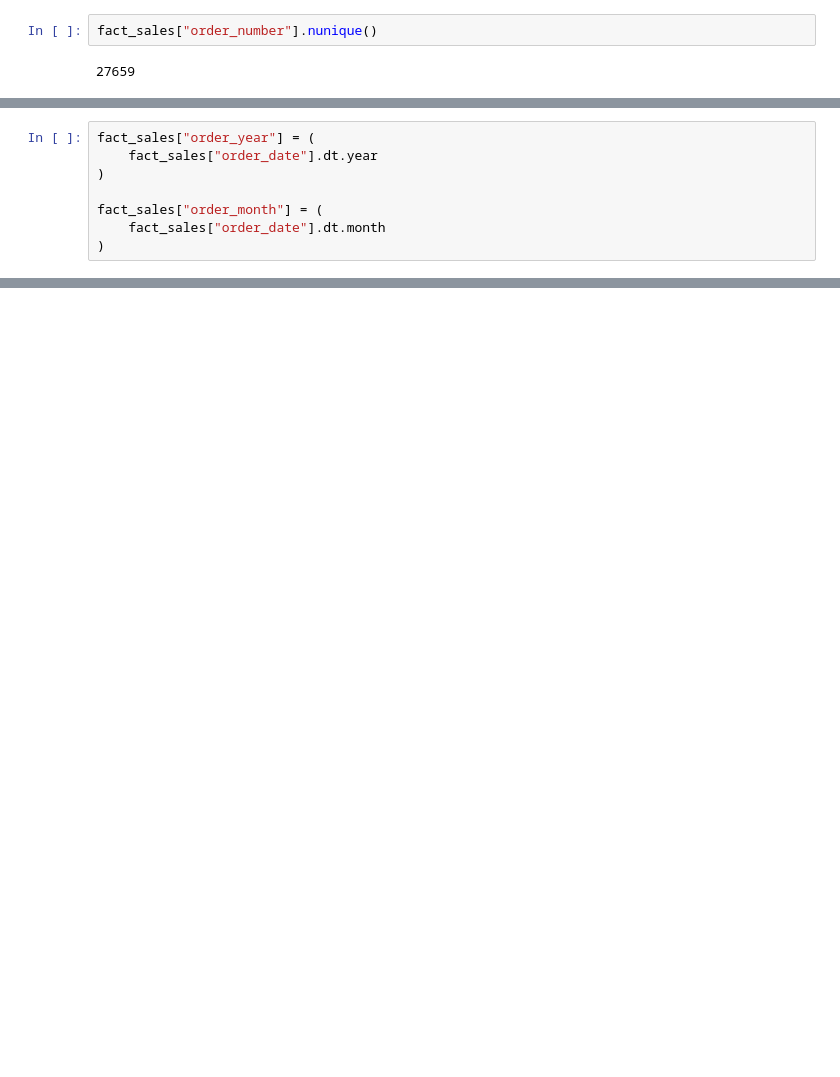
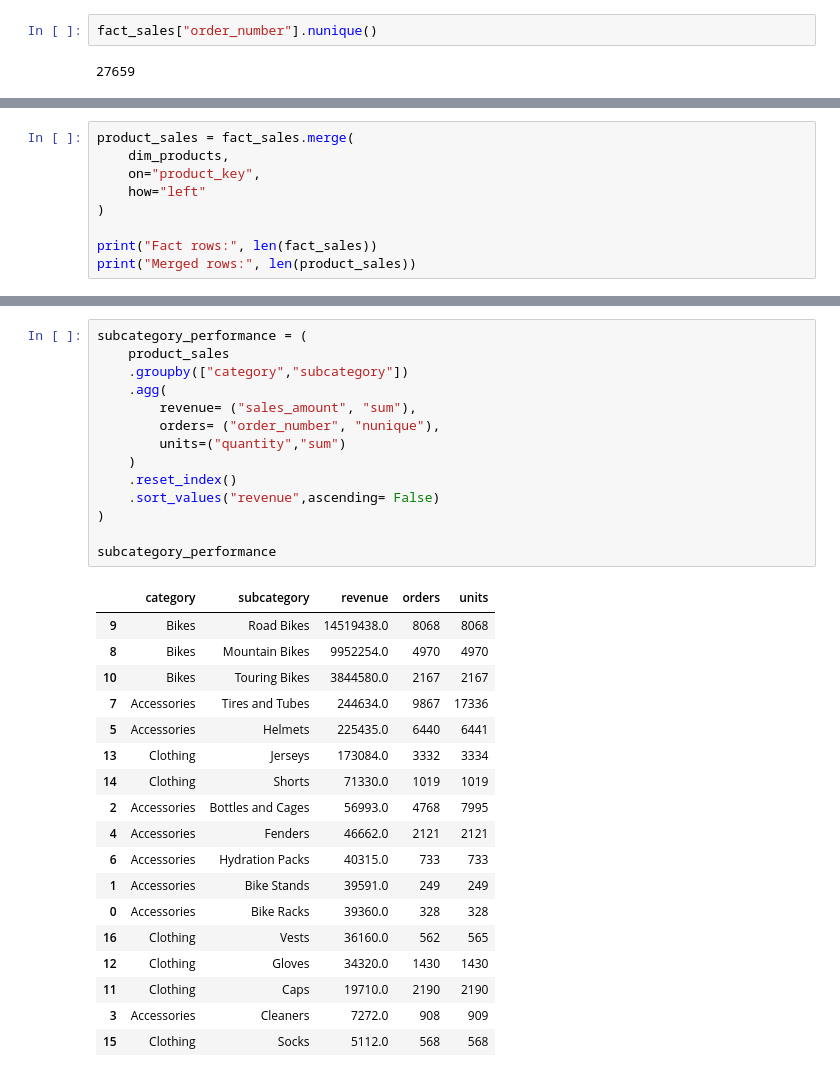
Before and after one commit to codewithniimii/sql-data-warehouse-project, a Jupyter notebook: datasets/python/sales_analysis.ipynb, the cells around one changed output, grey strips where cells are left out. Saved outputs shown, nothing was run; the diff lists cells and outputs as text; blank space fills up the shorter version.

```diff
--- a/datasets/python/sales_analysis.ipynb
+++ b/datasets/python/sales_analysis.ipynb
@@ -322,8 +845,0 @@ fact_sales["order_date"] = pd.to_datetime(
-# %%
-fact_sales["order_year"] = (
-    fact_sales["order_date"].dt.year
-)
-
-fact_sales["order_month"] = (
-    fact_sales["order_date"].dt.month
-)
@@ -350,0 +1222,9 @@ yearly_sales
+# %%
+product_sales = fact_sales.merge(
+    dim_products,
+    on="product_key",
+    how="left"
+)
+
+print("Fact rows:", len(fact_sales))
+print("Merged rows:", len(product_sales))
@@ -350,0 +1272,33 @@ yearly_sales
+# %%
+subcategory_performance = (
+    product_sales
+    .groupby(["category","subcategory"])
+    .agg(
+        revenue= ("sales_amount", "sum"),
+        orders= ("order_number", "nunique"),
+        units=("quantity","sum")
+    )
+    .reset_index()
+    .sort_values("revenue",ascending= False)
+)
+
+subcategory_performance
+# %% [output]
+|  | category | subcategory | revenue | orders | units |
+| 9 | Bikes | Road Bikes | 14519438.0 | 8068 | 8068 |
+| 8 | Bikes | Mountain Bikes | 9952254.0 | 4970 | 4970 |
+| 10 | Bikes | Touring Bikes | 3844580.0 | 2167 | 2167 |
+| 7 | Accessories | Tires and Tubes | 244634.0 | 9867 | 17336 |
+| 5 | Accessories | Helmets | 225435.0 | 6440 | 6441 |
+| 13 | Clothing | Jerseys | 173084.0 | 3332 | 3334 |
+| 14 | Clothing | Shorts | 71330.0 | 1019 | 1019 |
+| 2 | Accessories | Bottles and Cages | 56993.0 | 4768 | 7995 |
+| 4 | Accessories | Fenders | 46662.0 | 2121 | 2121 |
+| 6 | Accessories | Hydration Packs | 40315.0 | 733 | 733 |
+| 1 | Accessories | Bike Stands | 39591.0 | 249 | 249 |
+| 0 | Accessories | Bike Racks | 39360.0 | 328 | 328 |
+| 16 | Clothing | Vests | 36160.0 | 562 | 565 |
+| 12 | Clothing | Gloves | 34320.0 | 1430 | 1430 |
+| 11 | Clothing | Caps | 19710.0 | 2190 | 2190 |
+| 3 | Accessories | Cleaners | 7272.0 | 908 | 909 |
+| 15 | Clothing | Socks | 5112.0 | 568 | 568 |
```
Also changed, not shown: parts of 111 cells of this notebook.
